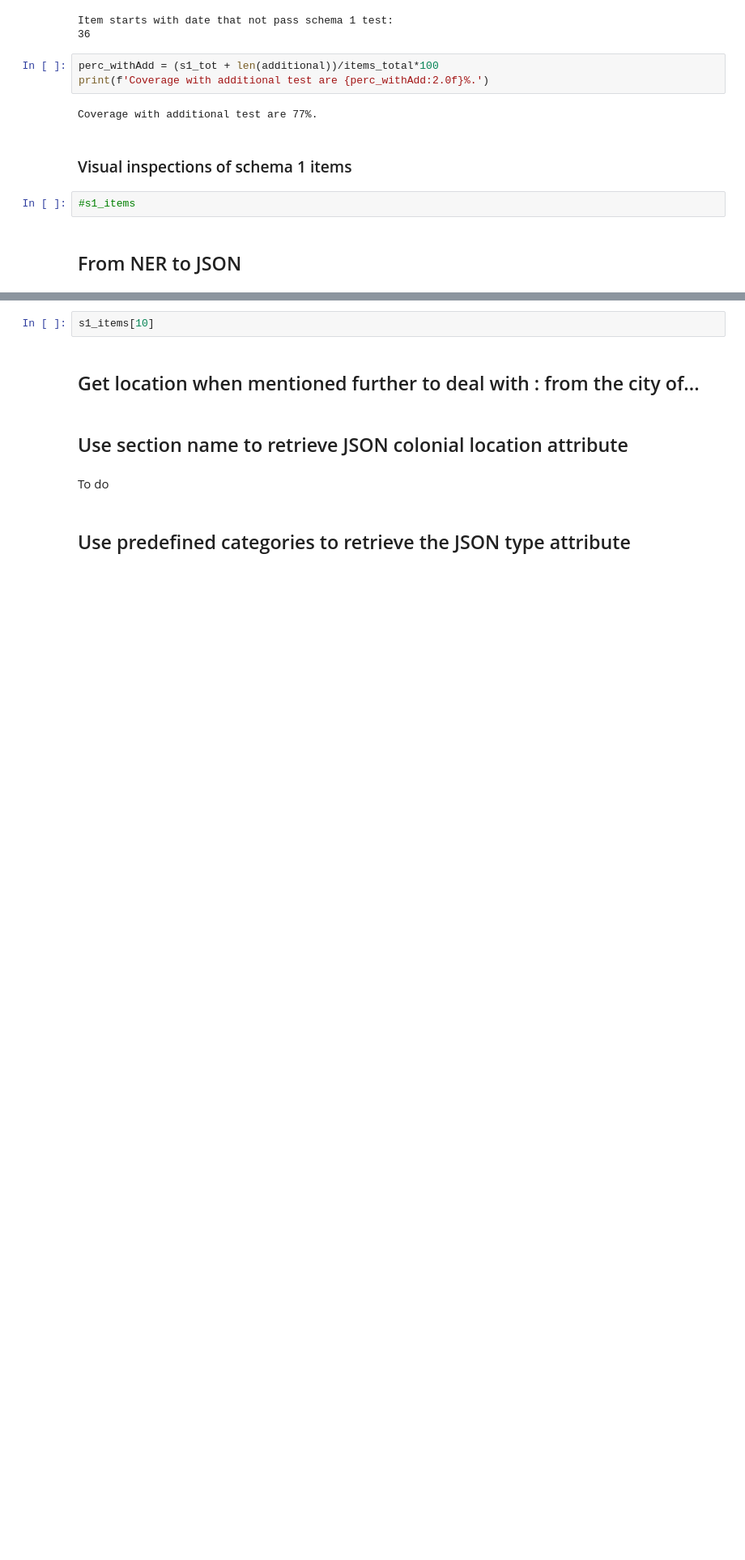
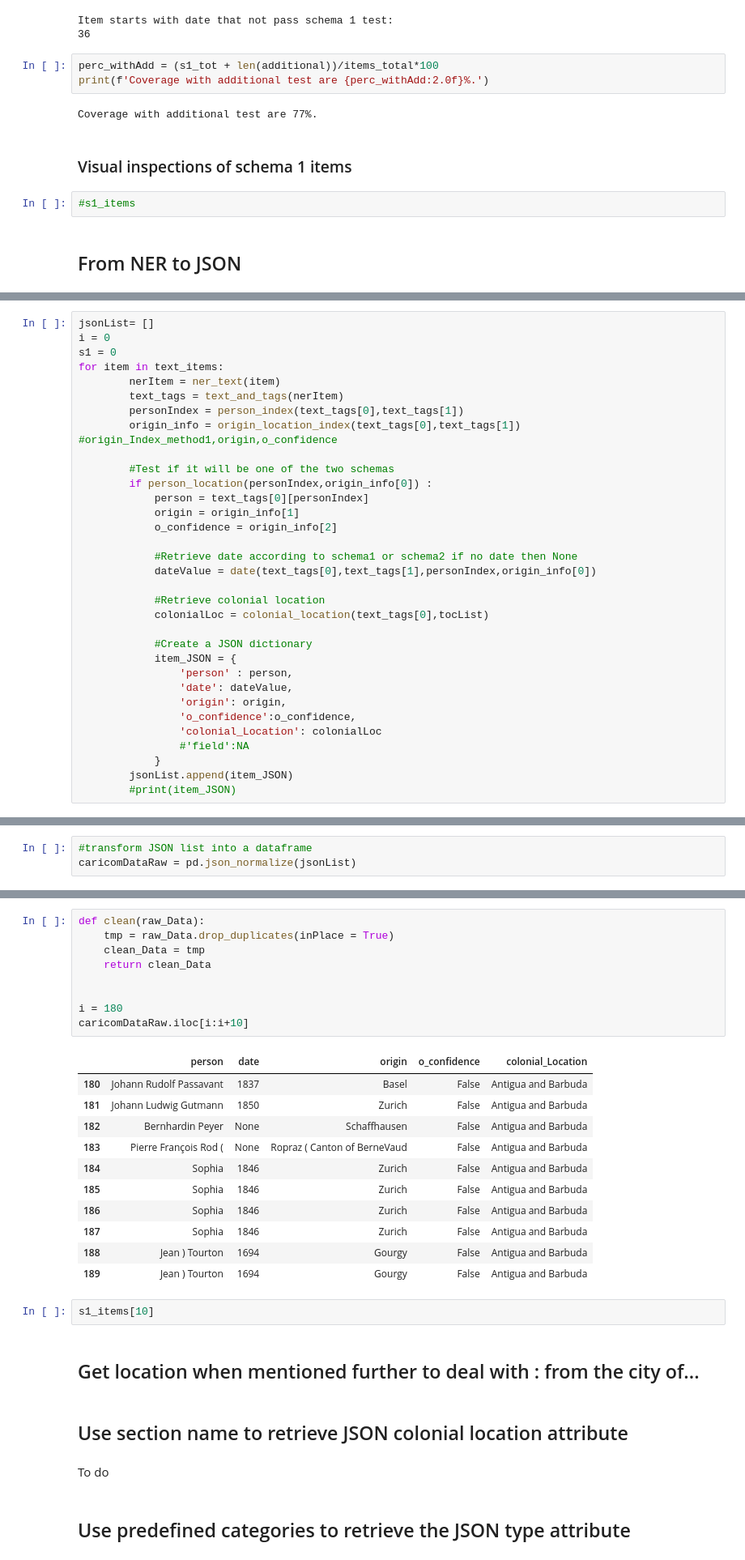
Before and after one commit to ych-wang/Colonial-heritage-in-Switzerland, a Jupyter notebook: caricom-text-processing.ipynb, the cells around one changed output, grey strips where cells are left out. Shown at 81% size. Drawn from its saved outputs; the diff is of its cells as text; blank space fills up the shorter version.

Commit message:
Schemas updated with coloniallocation

```diff
--- a/caricom-text-processing.ipynb
+++ b/caricom-text-processing.ipynb
@@ -423,0 +719,33 @@ len(s1_JSON_clean)
+# %%
+jsonList= []
+i = 0
+s1 = 0
+for item in text_items:
+        nerItem = ner_text(item)
+        text_tags = text_and_tags(nerItem)
+        personIndex = person_index(text_tags[0],text_tags[1])
+        origin_info = origin_location_index(text_tags[0],text_tags[1]) #origin_Index_method1,origin,o_confidence
+
+        #Test if it will be one of the two schemas
+        if person_location(personIndex,origin_info[0]) :
+            person = text_tags[0][personIndex]
+            origin = origin_info[1]
+            o_confidence = origin_info[2]
+
+            #Retrieve date according to schema1 or schema2 if no date then None
+            dateValue = date(text_tags[0],text_tags[1],personIndex,origin_info[0])
+
+            #Retrieve colonial location
+            colonialLoc = colonial_location(text_tags[0],tocList)
+
+            #Create a JSON dictionary
+            item_JSON = {
+                'person' : person,
+                'date': dateValue,
+                'origin': origin,
+                'o_confidence':o_confidence,
+                'colonial_Location': colonialLoc
+                #'field':NA
+            }
+        jsonList.append(item_JSON)
+        #print(item_JSON)
@@ -424 +784,4 @@ len(s1_JSON_clean)
+# %%
+#transform JSON list into a dataframe
+caricomDataRaw = pd.json_normalize(jsonList)
 # %% [markdown]
@@ -427,3 +791,24 @@ If some entries have the samed person we need to merge or remove one of the entr
+# %%
+def clean(raw_Data):
+    tmp = raw_Data.drop_duplicates(inPlace = True)
+    clean_Data = tmp
+    return clean_Data
+
+
+i = 180
+caricomDataRaw.iloc[i:i+10]
+# %% [output]
+|  | person | date | origin | o_confidence | colonial_Location |
+| 180 | Johann Rudolf Passavant | 1837 | Basel | False | Antigua and Barbuda |
+| 181 | Johann Ludwig Gutmann | 1850 | Zurich | False | Antigua and Barbuda |
+| 182 | Bernhardin Peyer | None | Schaffhausen | False | Antigua and Barbuda |
+| 183 | Pierre François Rod ( | None | Ropraz ( Canton of BerneVaud | False | Antigua and Barbuda |
+| 184 | Sophia | 1846 | Zurich | False | Antigua and Barbuda |
+| 185 | Sophia | 1846 | Zurich | False | Antigua and Barbuda |
+| 186 | Sophia | 1846 | Zurich | False | Antigua and Barbuda |
+| 187 | Sophia | 1846 | Zurich | False | Antigua and Barbuda |
+| 188 | Jean ) Tourton | 1694 | Gourgy | False | Antigua and Barbuda |
+| 189 | Jean ) Tourton | 1694 | Gourgy | False | Antigua and Barbuda |
 # %%
 s1_items[10]
 # %% [markdown]
```
Also changed, not shown: parts of 33 cells of this notebook.
